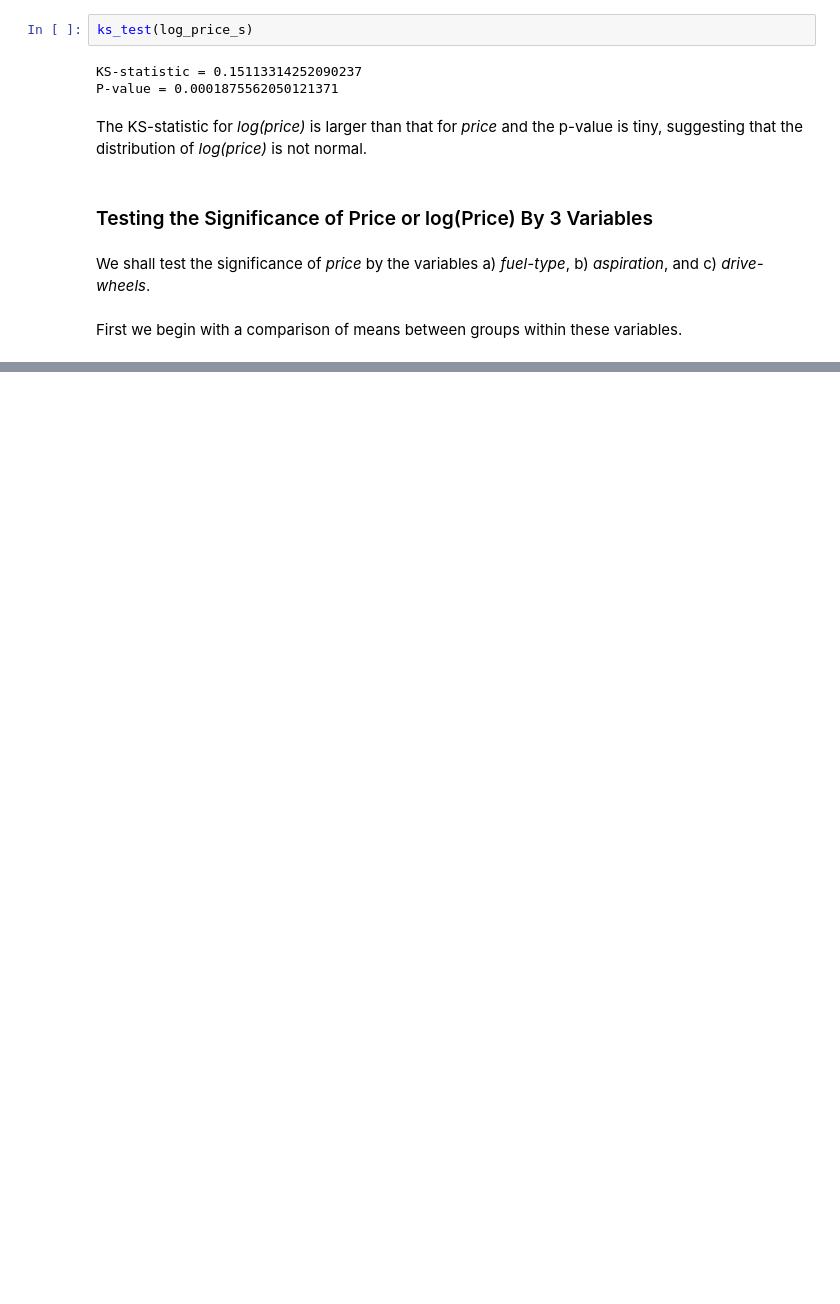
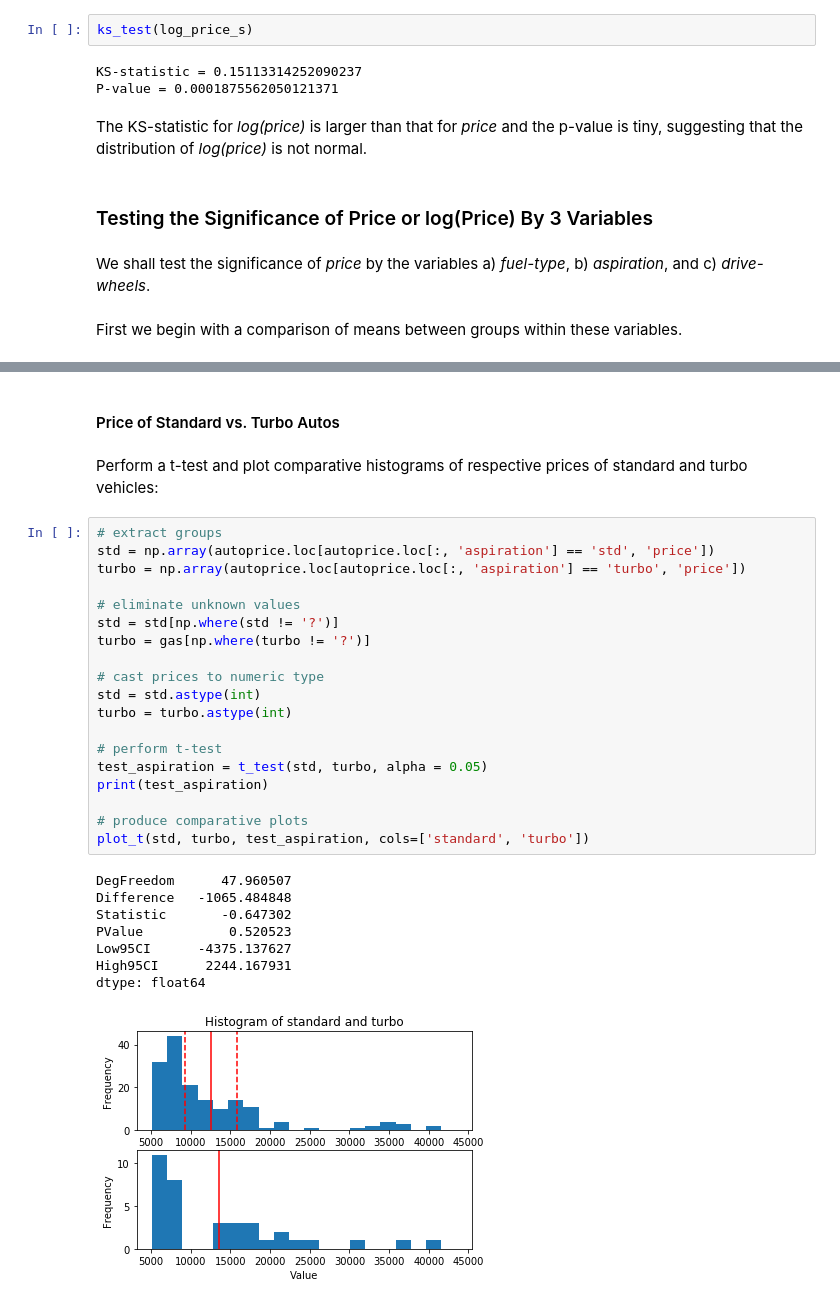
Before and after one commit to pelorenz/data-science-410, a Jupyter notebook: PeterLorenz-L04-AutoHypothesis.ipynb, the cells around one changed output, grey strips where cells are left out. Drawn from its saved outputs; the diff is of its cells as text; blank space fills up the shorter version.

```diff
--- a/PeterLorenz-L04-AutoHypothesis.ipynb
+++ b/PeterLorenz-L04-AutoHypothesis.ipynb
@@ -248,0 +261,32 @@ dtype: float64
+# %% [markdown]
+#### Price of Standard vs. Turbo Autos
+# %% [markdown]
+Perform a t-test and plot comparative histograms of respective prices of standard and turbo vehicles:
+# %%
+# extract groups
+std = np.array(autoprice.loc[autoprice.loc[:, 'aspiration'] == 'std', 'price'])
+turbo = np.array(autoprice.loc[autoprice.loc[:, 'aspiration'] == 'turbo', 'price'])
+
+# eliminate unknown values
+std = std[np.where(std != '?')]
+turbo = gas[np.where(turbo != '?')]
+
+# cast prices to numeric type
+std = std.astype(int)
+turbo = turbo.astype(int)
+
+# perform t-test
+test_aspiration = t_test(std, turbo, alpha = 0.05)
+print(test_aspiration)
+
+# produce comparative plots
+plot_t(std, turbo, test_aspiration, cols=['standard', 'turbo'])
+# %% [output]
+DegFreedom      47.960507
+Difference   -1065.484848
+Statistic       -0.647302
+PValue           0.520523
+Low95CI      -4375.137627
+High95CI      2244.167931
+dtype: float64
+[figure, added]
```
Also changed, not shown: parts of 9 cells of this notebook.
